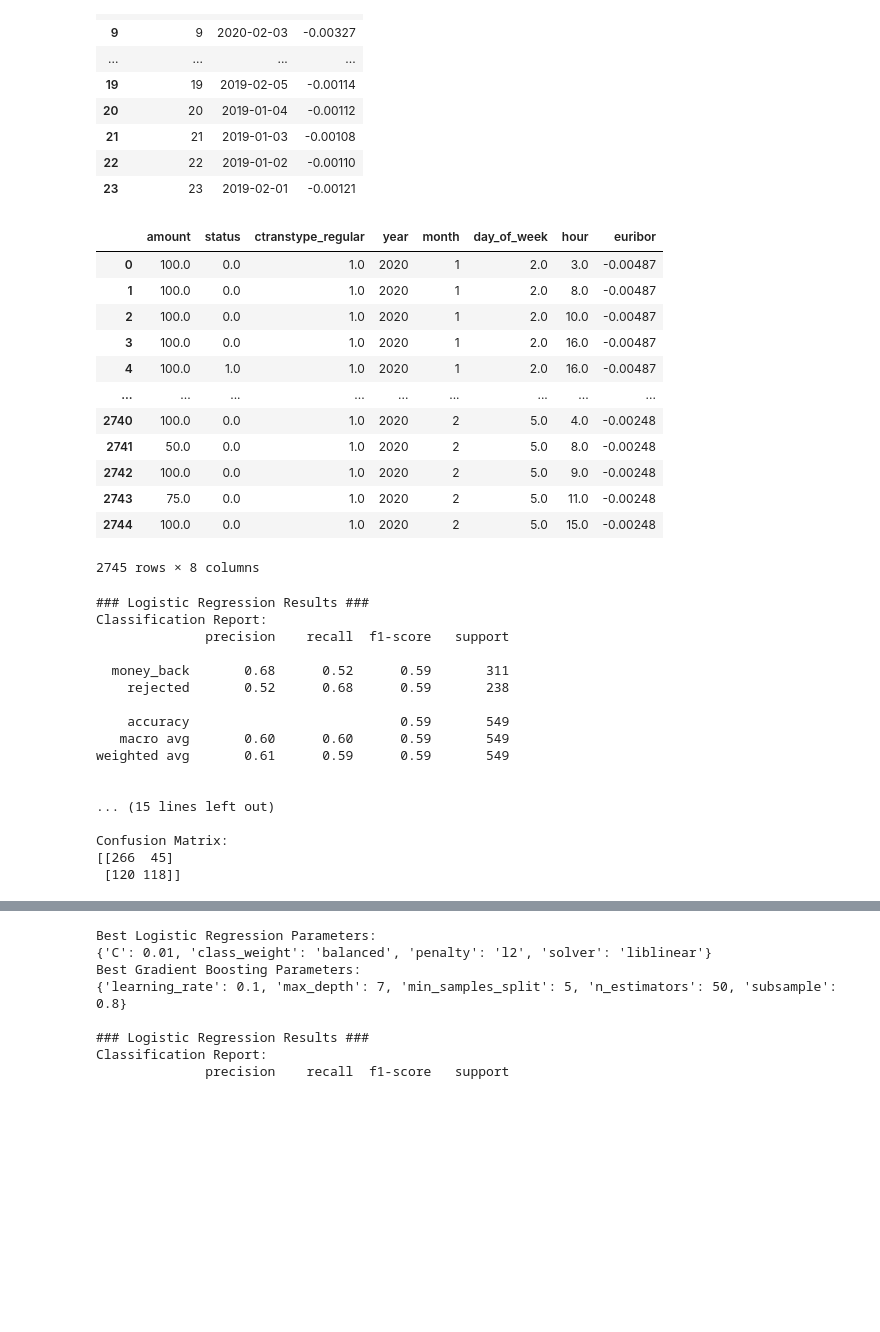
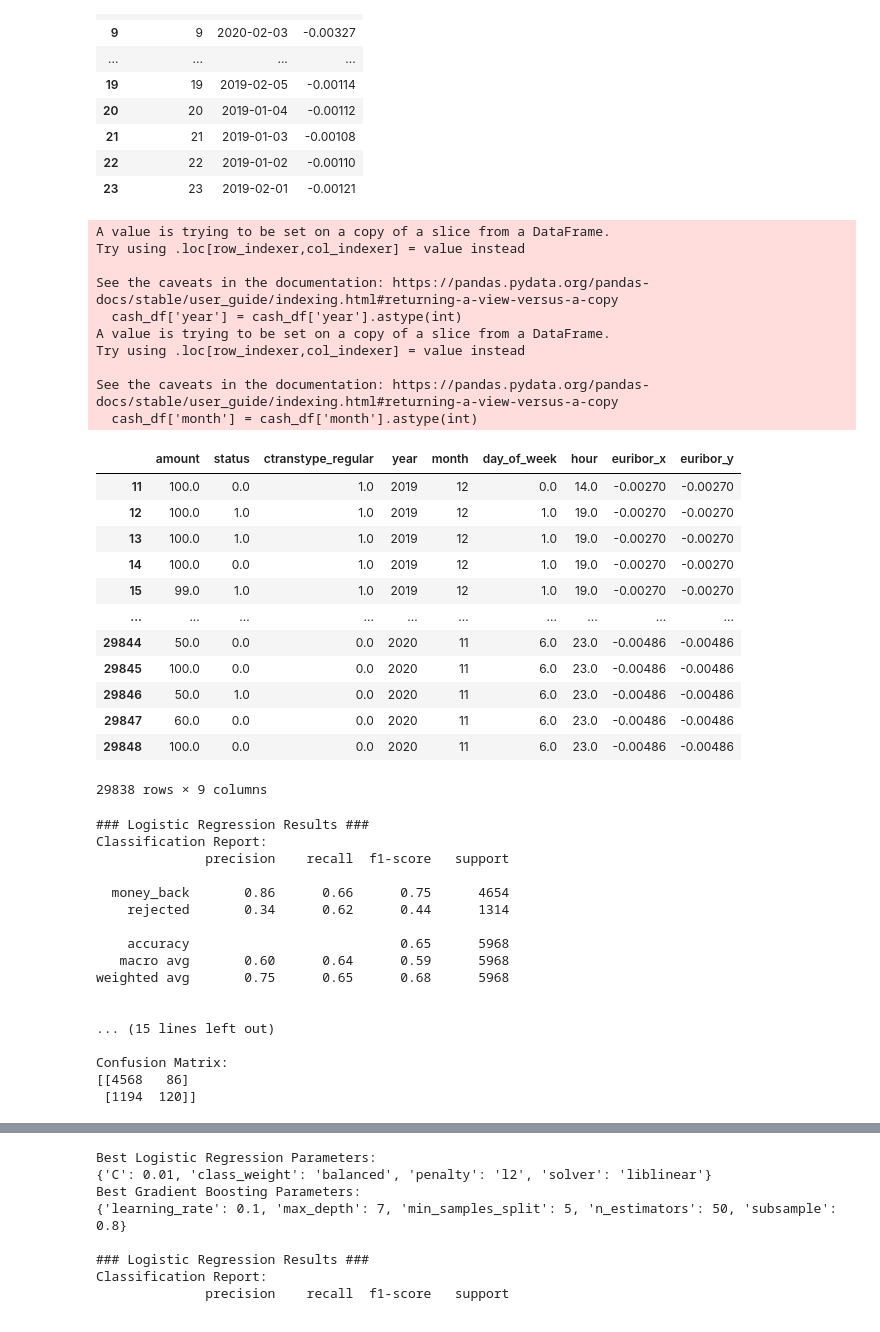
Before and after one commit to DataScience-UOC-projects/monayvi, a Jupyter notebook: notebooks/10-logistic-regression.ipynb, the cells around one changed output, grey strips where cells are left out. Cells and saved outputs as stored; diff of their text form; code cells hidden in the pictures; blank space fills up the shorter version.

```diff
--- a/notebooks/10-logistic-regression.ipynb
+++ b/notebooks/10-logistic-regression.ipynb
@@ -461,31 +463,41 @@ euribor_df
 # %%
 euribor_df['date'] = pd.to_datetime(euribor_df['date'])
 euribor_df['year'] = euribor_df['date'].dt.year.astype(int)
-euribor_df['month'] = euribor_df['date'].dt.month.astype(int)
+euribor_df['month'] = euribor_df['date'].dt.day.astype(int)
 cash_df['year'] = cash_df['year'].astype(int)
 cash_df['month'] = cash_df['month'].astype(int)
 
 # Merge df1 with the relevant columns of df2 based on 'year' and 'month'
-df_merged = pd.merge(cash_df, euribor_df[['year', 'month', 'euribor']], on=['year', 'month'], how='right')
+df_merged = pd.merge(cash_df, euribor_df[['year', 'month', 'euribor']], on=['year', 'month'], how='outer')
 
 df_cleaned = df_merged.dropna()
 df_cleaned
 cash_df = df_cleaned
 cash_df
 # %% [output]
+A value is trying to be set on a copy of a slice from a DataFrame.
+Try using .loc[row_indexer,col_indexer] = value instead
+
+See the caveats in the documentation: https://pandas.pydata.org/pandas-docs/stable/user_guide/indexing.html#returning-a-view-versus-a-copy
+  cash_df['year'] = cash_df['year'].astype(int)
+A value is trying to be set on a copy of a slice from a DataFrame.
+Try using .loc[row_indexer,col_indexer] = value instead
+
+See the caveats in the documentation: https://pandas.pydata.org/pandas-docs/stable/user_guide/indexing.html#returning-a-view-versus-a-copy
+  cash_df['month'] = cash_df['month'].astype(int)
-|  | amount | status | ctranstype_regular | year | month | day_of_week | hour | euribor |
-| 0 | 100.0 | 0.0 | 1.0 | 2020 | 1 | 2.0 | 3.0 | -0.00487 |
-| 1 | 100.0 | 0.0 | 1.0 | 2020 | 1 | 2.0 | 8.0 | -0.00487 |
-| 2 | 100.0 | 0.0 | 1.0 | 2020 | 1 | 2.0 | 10.0 | -0.00487 |
-| 3 | 100.0 | 0.0 | 1.0 | 2020 | 1 | 2.0 | 16.0 | -0.00487 |
-| 4 | 100.0 | 1.0 | 1.0 | 2020 | 1 | 2.0 | 16.0 | -0.00487 |
-| ... | ... | ... | ... | ... | ... | ... | ... | ... |
-| 2740 | 100.0 | 0.0 | 1.0 | 2020 | 2 | 5.0 | 4.0 | -0.00248 |
-| 2741 | 50.0 | 0.0 | 1.0 | 2020 | 2 | 5.0 | 8.0 | -0.00248 |
-| 2742 | 100.0 | 0.0 | 1.0 | 2020 | 2 | 5.0 | 9.0 | -0.00248 |
-| 2743 | 75.0 | 0.0 | 1.0 | 2020 | 2 | 5.0 | 11.0 | -0.00248 |
-| 2744 | 100.0 | 0.0 | 1.0 | 2020 | 2 | 5.0 | 15.0 | -0.00248 |
+|  | amount | status | ctranstype_regular | year | month | day_of_week | hour | euribor_x | euribor_y |
+| 11 | 100.0 | 0.0 | 1.0 | 2019 | 12 | 0.0 | 14.0 | -0.00270 | -0.00270 |
+| 12 | 100.0 | 1.0 | 1.0 | 2019 | 12 | 1.0 | 19.0 | -0.00270 | -0.00270 |
+| 13 | 100.0 | 1.0 | 1.0 | 2019 | 12 | 1.0 | 19.0 | -0.00270 | -0.00270 |
+| 14 | 100.0 | 0.0 | 1.0 | 2019 | 12 | 1.0 | 19.0 | -0.00270 | -0.00270 |
+| 15 | 99.0 | 1.0 | 1.0 | 2019 | 12 | 1.0 | 19.0 | -0.00270 | -0.00270 |
+| ... | ... | ... | ... | ... | ... | ... | ... | ... | ... |
+| 29844 | 50.0 | 0.0 | 0.0 | 2020 | 11 | 6.0 | 23.0 | -0.00486 | -0.00486 |
+| 29845 | 100.0 | 0.0 | 0.0 | 2020 | 11 | 6.0 | 23.0 | -0.00486 | -0.00486 |
+| 29846 | 50.0 | 1.0 | 0.0 | 2020 | 11 | 6.0 | 23.0 | -0.00486 | -0.00486 |
+| 29847 | 60.0 | 0.0 | 0.0 | 2020 | 11 | 6.0 | 23.0 | -0.00486 | -0.00486 |
+| 29848 | 100.0 | 0.0 | 0.0 | 2020 | 11 | 6.0 | 23.0 | -0.00486 | -0.00486 |
-2745 rows × 8 columns
+29838 rows × 9 columns
 # %%
 # Step 2: Train-Test Split
 X = cash_df.drop(columns=['status'])
@@ -521,19 +533,19 @@ evaluate_model(gb_model, X_test, y_test)
 Classification Report:
               precision    recall  f1-score   support
 
-  money_back       0.68      0.52      0.59       311
-    rejected       0.52      0.68      0.59       238
+  money_back       0.86      0.66      0.75      4654
+    rejected       0.34      0.62      0.44      1314
 
-    accuracy                           0.59       549
-   macro avg       0.60      0.60      0.59       549
-weighted avg       0.61      0.59      0.59       549
+    accuracy                           0.65      5968
+   macro avg       0.60      0.64      0.59      5968
+weighted avg       0.75      0.65      0.68      5968
 
 
 ... (15 lines left out)
 
 Confusion Matrix:
-[[266  45]
- [120 118]]
+[[4568   86]
+ [1194  120]]
 # %%
 pip install imbalanced-learn
 # %% [output]
```
Also changed, not shown: parts of 16 cells of this notebook.
